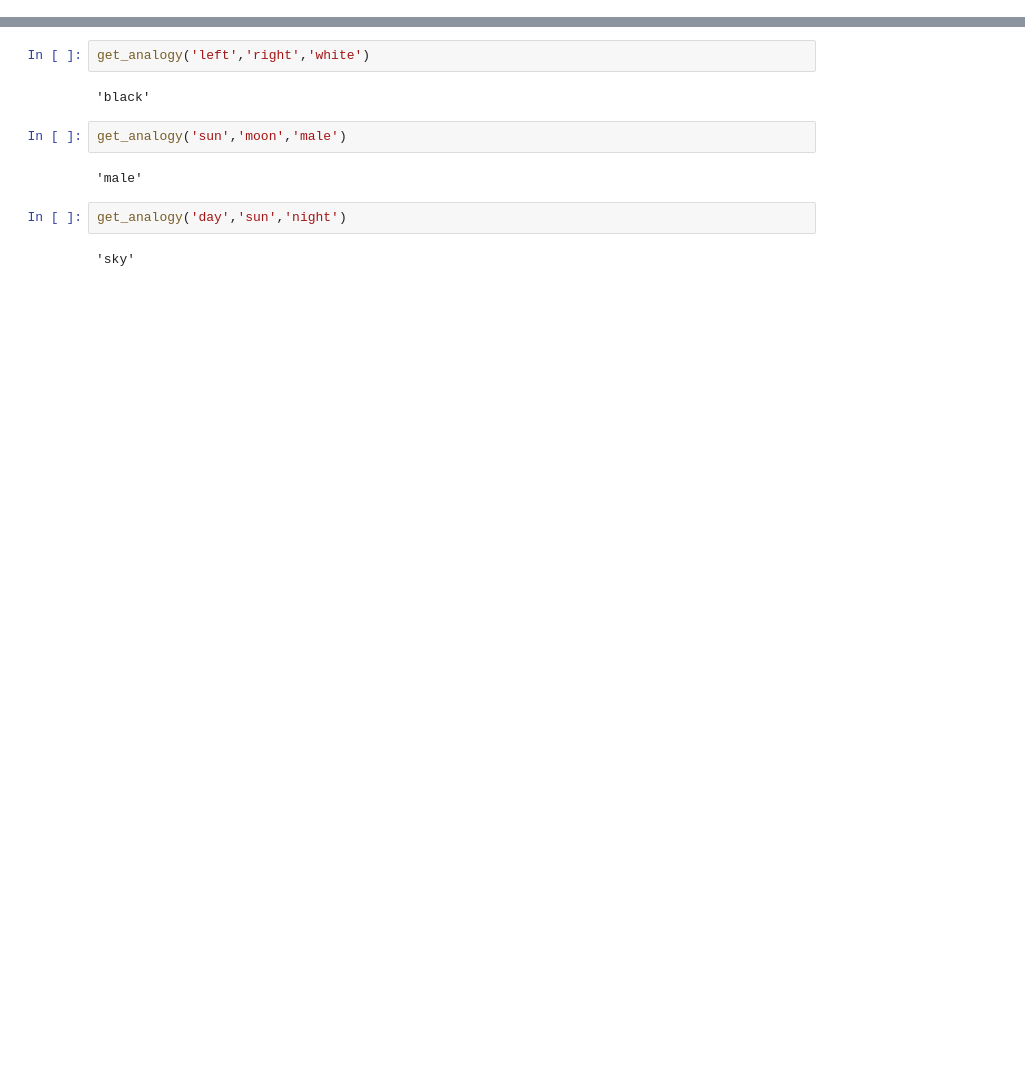
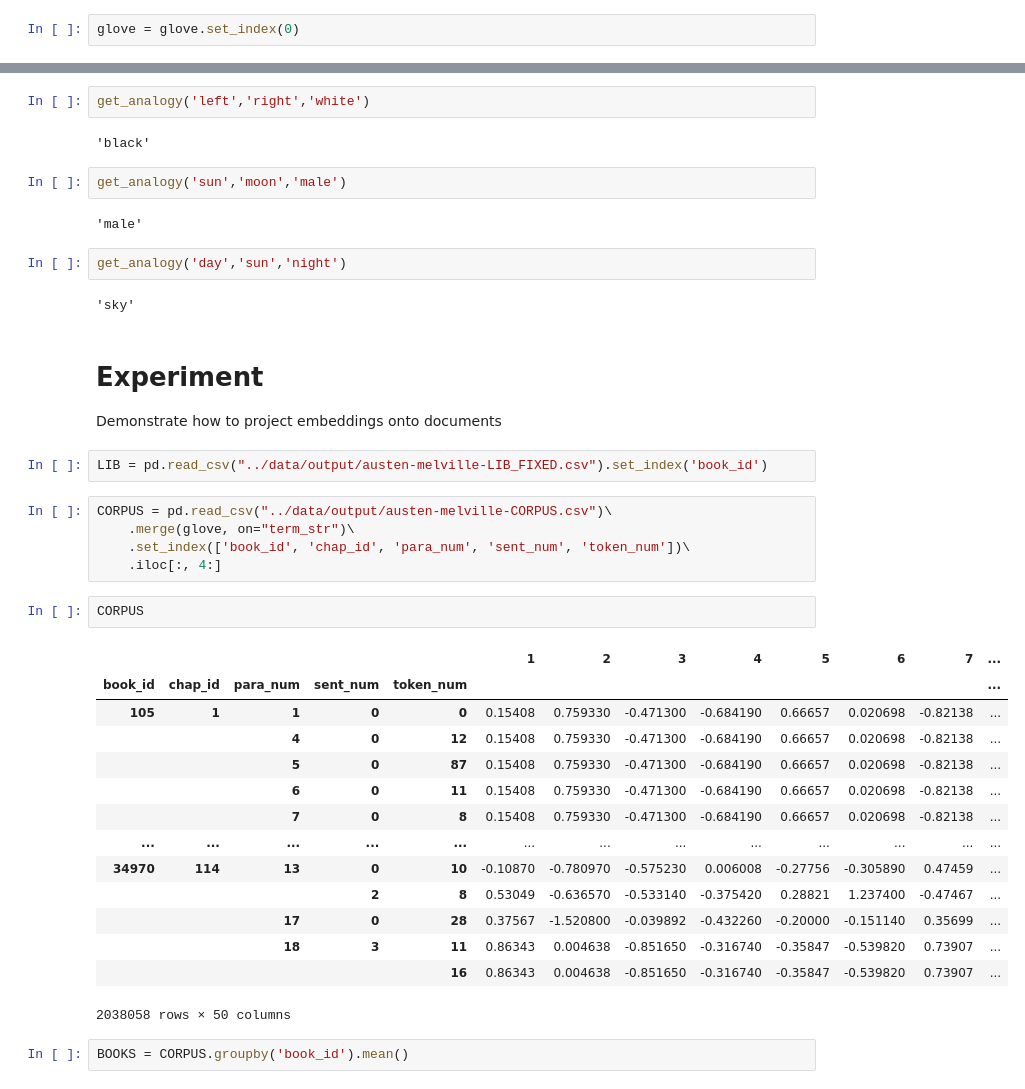
Before and after one commit to ontoligent/DS5001-2023-01-R, a Jupyter notebook: lessons/M09_WordEmbedding/M09_01_GloVe.ipynb, the cells around one changed output, grey strips where cells are left out. Saved outputs shown, nothing was run; the diff lists cells and outputs as text; blank space fills up the shorter version.

```diff
--- a/lessons/M09_WordEmbedding/M09_01_GloVe.ipynb
+++ b/lessons/M09_WordEmbedding/M09_01_GloVe.ipynb
@@ -27,0 +27,2 @@ with sqlite3.connect(db_file) as db:
+# %%
+glove = glove.set_index(0)
@@ -155,3 +212,33 @@ get_analogy('sun','moon','male')
 get_analogy('day','sun','night')
 # %% [output]
 'sky'
+# %% [markdown]
+# Experiment
+
+Demonstrate how to project embeddings onto documents
+# %%
+LIB = pd.read_csv("../data/output/austen-melville-LIB_FIXED.csv").set_index('book_id')
+# %%
+CORPUS = pd.read_csv("../data/output/austen-melville-CORPUS.csv")\
+    .merge(glove, on="term_str")\
+    .set_index(['book_id', 'chap_id', 'para_num', 'sent_num', 'token_num'])\
+    .iloc[:, 4:]
+# %%
+CORPUS
+# %% [output]
+|  |  |  |  |  | 1 | 2 | 3 | 4 | 5 | 6 | 7 | ... |
+| book_id | chap_id | para_num | sent_num | token_num |  |  |  |  |  |  |  | ... |
+| 105 | 1 | 1 | 0 | 0 | 0.15408 | 0.759330 | -0.471300 | -0.684190 | 0.66657 | 0.020698 | -0.82138 | ... |
+|  |  | 4 | 0 | 12 | 0.15408 | 0.759330 | -0.471300 | -0.684190 | 0.66657 | 0.020698 | -0.82138 | ... |
+|  |  | 5 | 0 | 87 | 0.15408 | 0.759330 | -0.471300 | -0.684190 | 0.66657 | 0.020698 | -0.82138 | ... |
+|  |  | 6 | 0 | 11 | 0.15408 | 0.759330 | -0.471300 | -0.684190 | 0.66657 | 0.020698 | -0.82138 | ... |
+|  |  | 7 | 0 | 8 | 0.15408 | 0.759330 | -0.471300 | -0.684190 | 0.66657 | 0.020698 | -0.82138 | ... |
+| ... | ... | ... | ... | ... | ... | ... | ... | ... | ... | ... | ... | ... |
+| 34970 | 114 | 13 | 0 | 10 | -0.10870 | -0.780970 | -0.575230 | 0.006008 | -0.27756 | -0.305890 | 0.47459 | ... |
+|  |  |  | 2 | 8 | 0.53049 | -0.636570 | -0.533140 | -0.375420 | 0.28821 | 1.237400 | -0.47467 | ... |
+|  |  | 17 | 0 | 28 | 0.37567 | -1.520800 | -0.039892 | -0.432260 | -0.20000 | -0.151140 | 0.35699 | ... |
+|  |  | 18 | 3 | 11 | 0.86343 | 0.004638 | -0.851650 | -0.316740 | -0.35847 | -0.539820 | 0.73907 | ... |
+|  |  |  |  | 16 | 0.86343 | 0.004638 | -0.851650 | -0.316740 | -0.35847 | -0.539820 | 0.73907 | ... |
+2038058 rows × 50 columns
+# %%
+BOOKS = CORPUS.groupby('book_id').mean()
```
Also changed, not shown: parts of 16 cells of this notebook, 1 other file.
